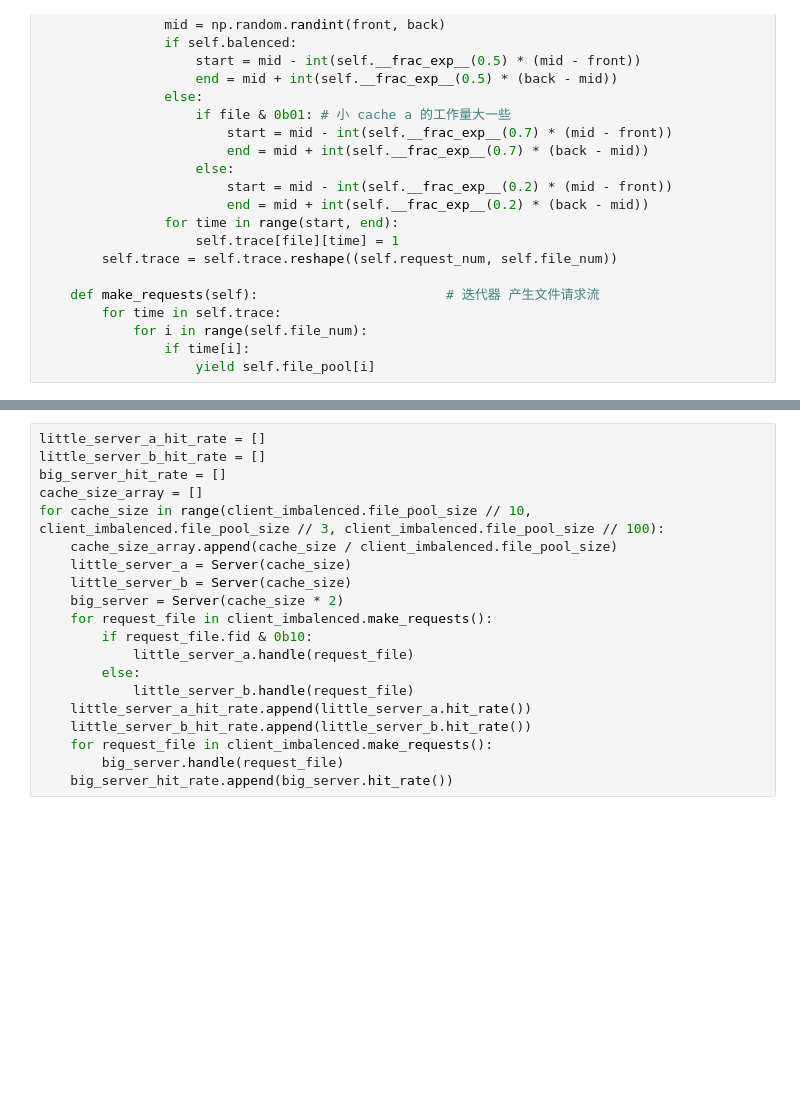
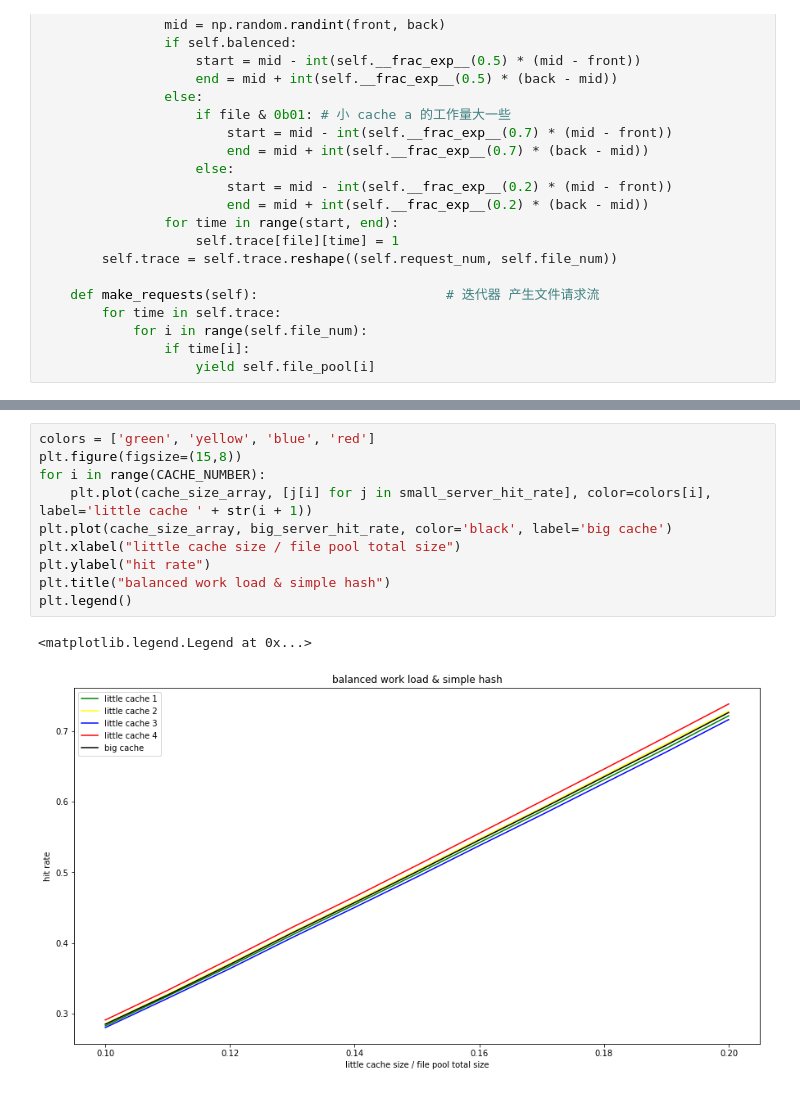
Before and after one commit to Peixuan670/cache_simulation, a Jupyter notebook: cache_simu.ipynb, the cells around one changed output, grey strips where cells are left out. Drawn from its saved outputs; the diff is of its cells as text; blank space fills up the shorter version.

```diff
--- a/cache_simu.ipynb
+++ b/cache_simu.ipynb
@@ -162,20 +183,13 @@ plt.legend()
-# %%
-little_server_a_hit_rate = []
-little_server_b_hit_rate = []
-big_server_hit_rate = []
-cache_size_array = []
-for cache_size in range(client_imbalenced.file_pool_size // 10, client_imbalenced.file_pool_size // 3, client_imbalenced.file_pool_size // 100):
-    cache_size_array.append(cache_size / client_imbalenced.file_pool_size)
-    little_server_a = Server(cache_size)
-    little_server_b = Server(cache_size)
-    big_server = Server(cache_size * 2)
-    for request_file in client_imbalenced.make_requests():
-        if request_file.fid & 0b10:
-            little_server_a.handle(request_file)
-        else:
-            little_server_b.handle(request_file)
-    little_server_a_hit_rate.append(little_server_a.hit_rate())
-    little_server_b_hit_rate.append(little_server_b.hit_rate())
-    for request_file in client_imbalenced.make_requests():
-        big_server.handle(request_file)
-    big_server_hit_rate.append(big_server.hit_rate())
+# %%
+colors = ['green', 'yellow', 'blue', 'red']
+plt.figure(figsize=(15,8))
+for i in range(CACHE_NUMBER):
+    plt.plot(cache_size_array, [j[i] for j in small_server_hit_rate], color=colors[i], label='little cache ' + str(i + 1))
+plt.plot(cache_size_array, big_server_hit_rate, color='black', label='big cache')
+plt.xlabel("little cache size / file pool total size")
+plt.ylabel("hit rate")
+plt.title("balanced work load & simple hash")
+plt.legend()
+# %% [output]
+<matplotlib.legend.Legend at 0x...>
+[figure, added]
```
Also changed, not shown: parts of 14 cells of this notebook, 1 other file.
